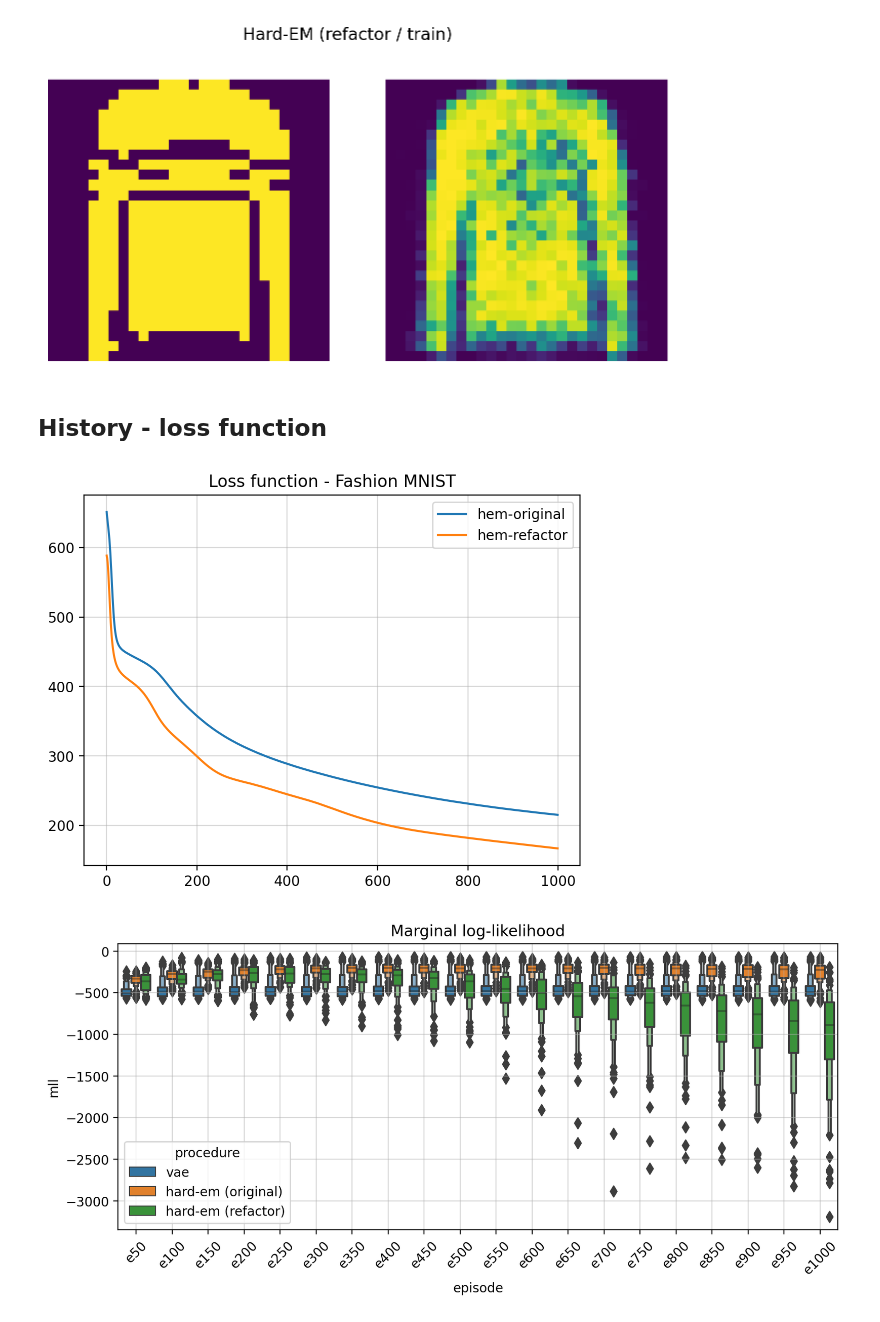
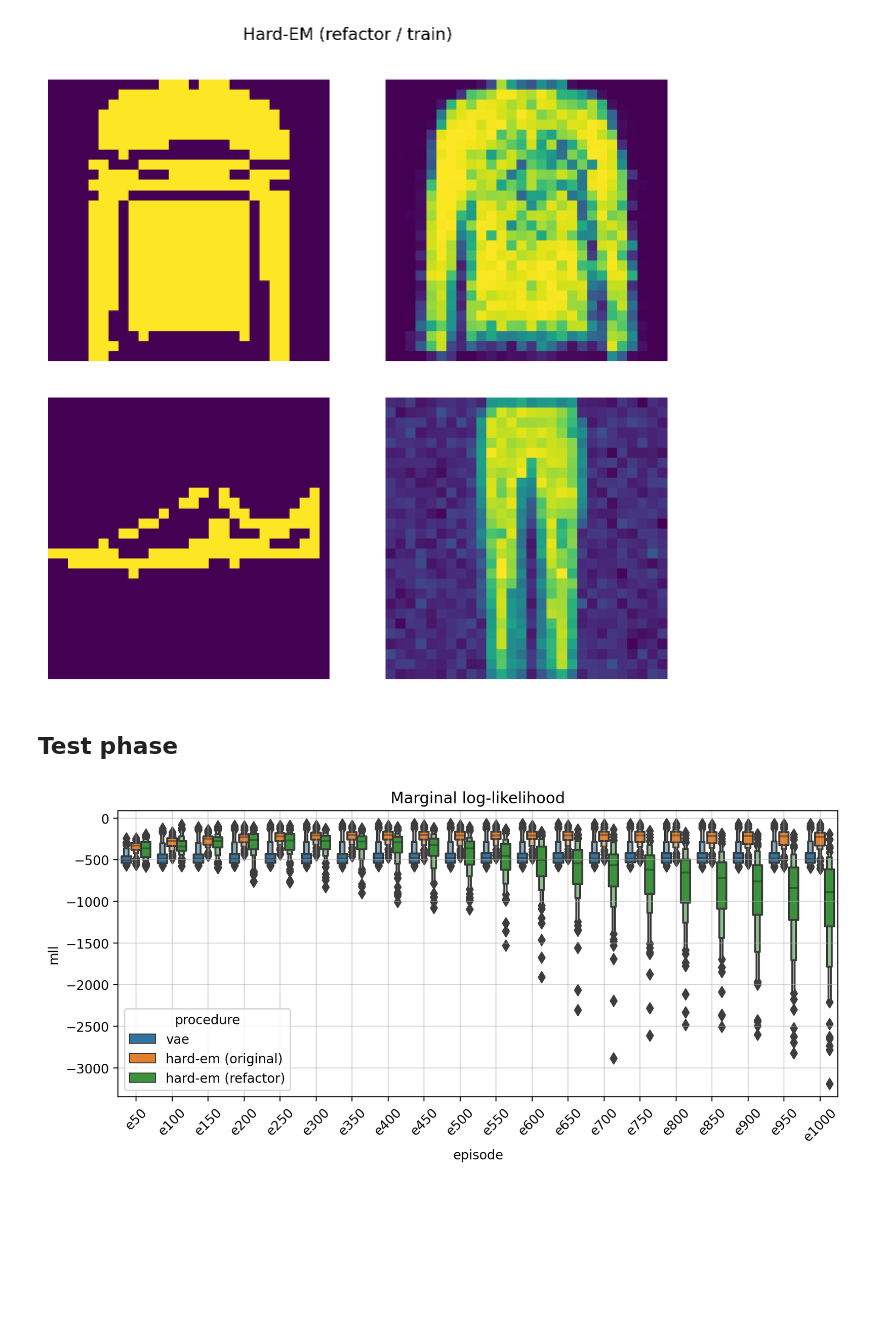
Before and after one commit to gerdm/hard-em-lvm, a Jupyter notebook: notebooks/17-unamortised-test.ipynb, the cells around one changed output. Cells and saved outputs as stored; diff of their text form; code cells hidden in the pictures; blank space fills up the shorter version.

Commit message:
feat: 17nb
Add example using test code defined in amortised.py

```diff
--- a/notebooks/17-unamortised-test.ipynb
+++ b/notebooks/17-unamortised-test.ipynb
@@ -504,17 +504,35 @@ plt.suptitle("Hard-EM (refactor / train)")
 # %% [output]
 Text(0.5, 0.98, 'Hard-EM (refactor / train)')
 [figure]
-# %% [markdown]
-## History - loss function
-# %%
-# plt.plot(res_uvae["train"]["hist_loss"], label="unamortised-gauss")
-plt.plot(res_hem["train"]["hist_loss"], label="hem-original")
-plt.plot(res_hemv02["train"]["hist_loss"], label="hem-refactor")
-plt.title("Loss function - Fashion MNIST")
-plt.legend()
-plt.grid(alpha=0.5)
-# %% [output]
-[figure, removed]
+# %%
+config_test_new = deepcopy(config_hemv02)
+config_test_new.num_m_steps = 0
+config_test_new.num_epochs = 1000
+config_test_new.batch_size = len(X_test)
+
+params_final = res_vae["train"]["state_final"].params
+params_decoder_final = params_final["params"]["decoder"]
+
+res_test = hlax.unamortised.test_decoder(key, config_test_new, X_test, iwae_bern_delta, params_decoder_final)
+params_test = res_test["state"].params
+# %%
+ix_target = 9
+
+fig, ax = plt.subplots(1, 2, figsize=(8, 4))
+
+img_truth = X_test[ix_target].reshape(28, 28)
+img_reconstruct = config_test_new.model.apply(params_test, X_test, key)[1]
+img_reconstruct = nn.sigmoid(img_reconstruct[ix_target]).reshape(28, 28)
+
+ax[0].imshow(img_truth)
+ax[1].imshow(img_reconstruct)
+
+ax[0].axis("off")
+ax[1].axis("off");
+# %% [output]
+[figure, added]
+# %% [markdown]
+## Test phase
 # %%
 df_uvae = build_mll_summary(res_uvae, "uvae")
 df_vae = build_mll_summary(res_vae, "vae")
```
Also changed, not shown: parts of 2 cells of this notebook.
